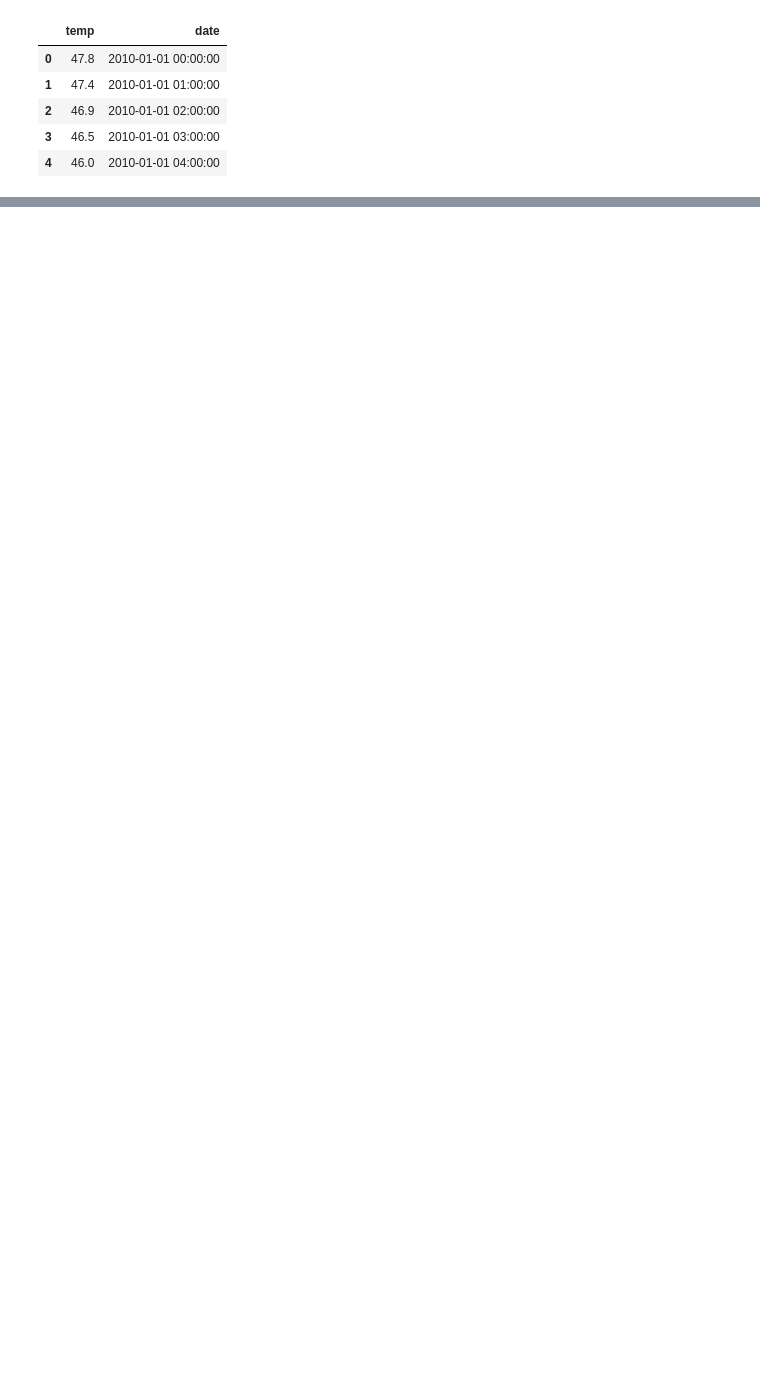
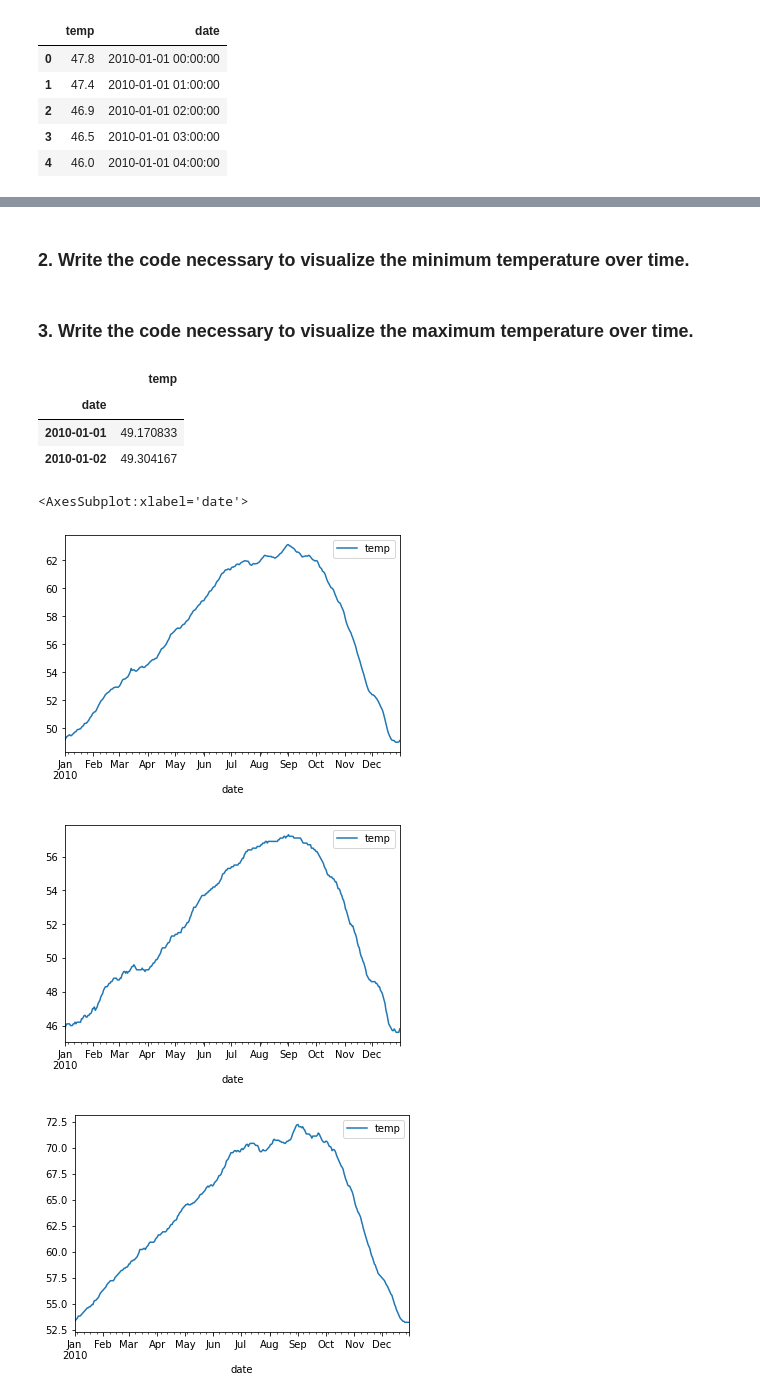
Before and after one commit to mdalton87/time-series-exercises, a Jupyter notebook: ts_vega.ipynb, the cells around one changed output, grey strips where cells are left out. Saved outputs shown, nothing was run; the diff lists cells and outputs as text; code cells hidden in the pictures; blank space fills up the shorter version.

```diff
--- a/ts_vega.ipynb
+++ b/ts_vega.ipynb
@@ -24,3 +19,7 @@ df.head()
 | 2 | 46.9 | 2010-01-01 02:00:00 |
 | 3 | 46.5 | 2010-01-01 03:00:00 |
 | 4 | 46.0 | 2010-01-01 04:00:00 |
+# %%
+df.date = pd.to_datetime(df.date, format='%Y-%m-%d %H:%m:%s')
+# %%
+df = df.set_index('date')
@@ -26,0 +28,20 @@ df.head()
+# %% [markdown]
+### 2. Write the code necessary to visualize the minimum temperature over time.
+# %% [markdown]
+### 3. Write the code necessary to visualize the maximum temperature over time.
+# %%
+df.resample('D').mean().head(2)
+# %% [output]
+|  | temp |
+| date |  |
+| 2010-01-01 | 49.170833 |
+| 2010-01-02 | 49.304167 |
+# %%
+df.resample('D').mean().plot()
+df.resample('D').min().plot()
+df.resample('D').max().plot()
+# %% [output]
+<AxesSubplot:xlabel='date'>
+[figure, added]
+[figure, added]
+[figure, added]
```
Also changed, not shown: parts of 87 cells of this notebook.
